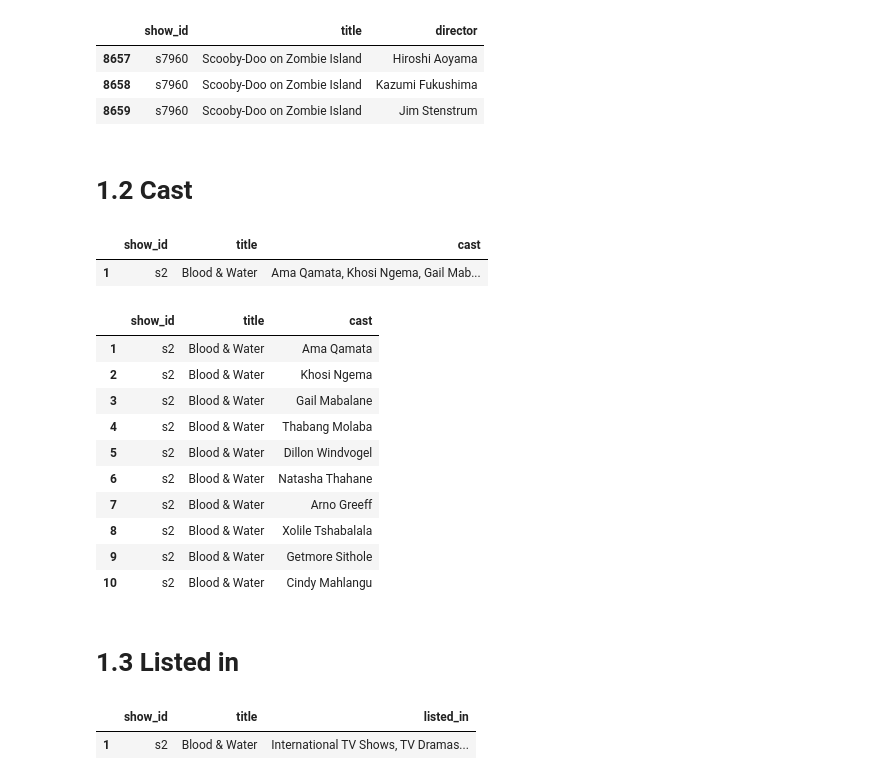
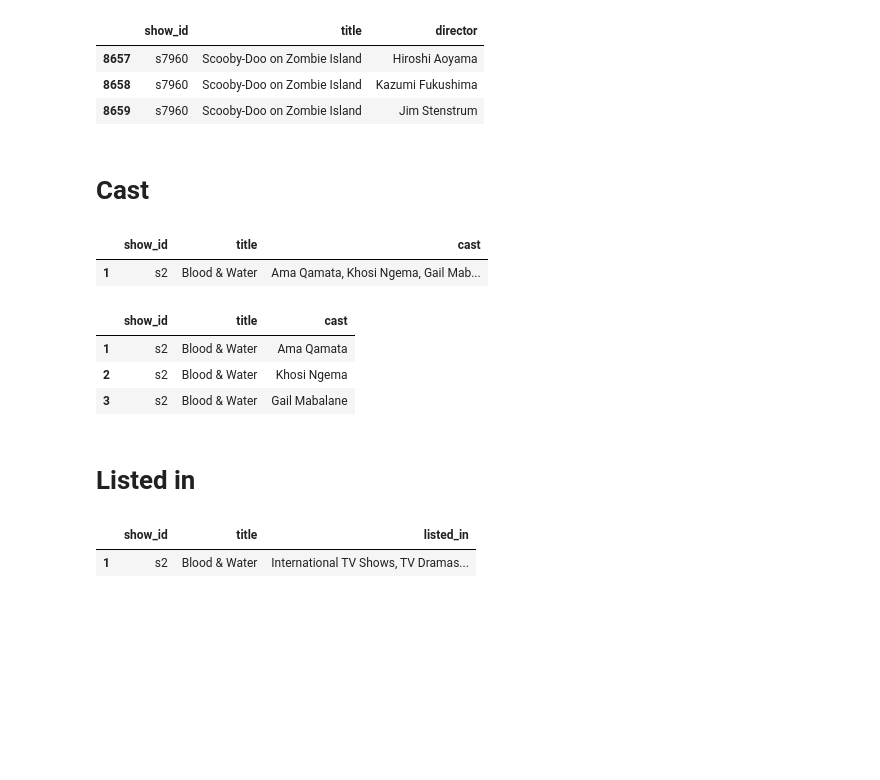
Before and after one commit to DSabarish/netflix_data_analysis, a Jupyter notebook: Netflix_21.ipynb, the cells around one changed output. Saved outputs shown, nothing was run; the diff lists cells and outputs as text; code cells hidden in the pictures; blank space fills up the shorter version.

```diff
--- a/Netflix_21.ipynb
+++ b/Netflix_21.ipynb
@@ -208,7 +192,7 @@ exploded_dir_df[exploded_dir_df['title'] == "Scooby-Doo on Zombie Island"]
 | 8658 | s7960 | Scooby-Doo on Zombie Island | Kazumi Fukushima |
 | 8659 | s7960 | Scooby-Doo on Zombie Island | Jim Stenstrum |
 # %% [markdown]
-# **1.2 Cast**
+# **Cast**
 # %%
 # Create a copy of the DataFrame to work on
 df_cast = df[["show_id", "title", "cast"]].copy()
@@ -222,35 +206,25 @@ df_cast[df_cast["title"] == "Blood & Water"]
 # %%
 # Function to replace 'nan' with pd.NA and split cast names
 def process_cast(cast):
     if isinstance(cast, str) and cast == 'nan':
         return [pd.NA]
     elif isinstance(cast, str):
         return cast.split(', ')
     else:
         return cast  # If it's already a list or any other type
 
-
-# Assuming df_cast is your DataFrame containing the 'cast' column
 df_cast['cast'] = df_cast['cast'].apply(process_cast)
 exploded_cast_df = df_cast.explode('cast').reset_index(drop=True)
-#exploded_cast_df[:10]
 
 # Specific check for the title "Blood & Water"
-exploded_cast_df[exploded_cast_df['title'] == "Blood & Water"][:10]   #limiting to 10 rows
+exploded_cast_df[exploded_cast_df['title'] == "Blood & Water"][:3]   #limiting to 3 rows
 # %% [output]
 |  | show_id | title | cast |
 | 1 | s2 | Blood & Water | Ama Qamata |
 | 2 | s2 | Blood & Water | Khosi Ngema |
 | 3 | s2 | Blood & Water | Gail Mabalane |
-| 4 | s2 | Blood & Water | Thabang Molaba |
-| 5 | s2 | Blood & Water | Dillon Windvogel |
-| 6 | s2 | Blood & Water | Natasha Thahane |
-| 7 | s2 | Blood & Water | Arno Greeff |
-| 8 | s2 | Blood & Water | Xolile Tshabalala |
-| 9 | s2 | Blood & Water | Getmore Sithole |
-| 10 | s2 | Blood & Water | Cindy Mahlangu |
 # %% [markdown]
-# **1.3 Listed in**
+# **Listed in**
 # %%
 # Create a copy of the DataFrame to work on
 df_listed_in = df[["show_id", "title", "listed_in"]].copy()
```
Also changed, not shown: parts of 30 cells of this notebook.
